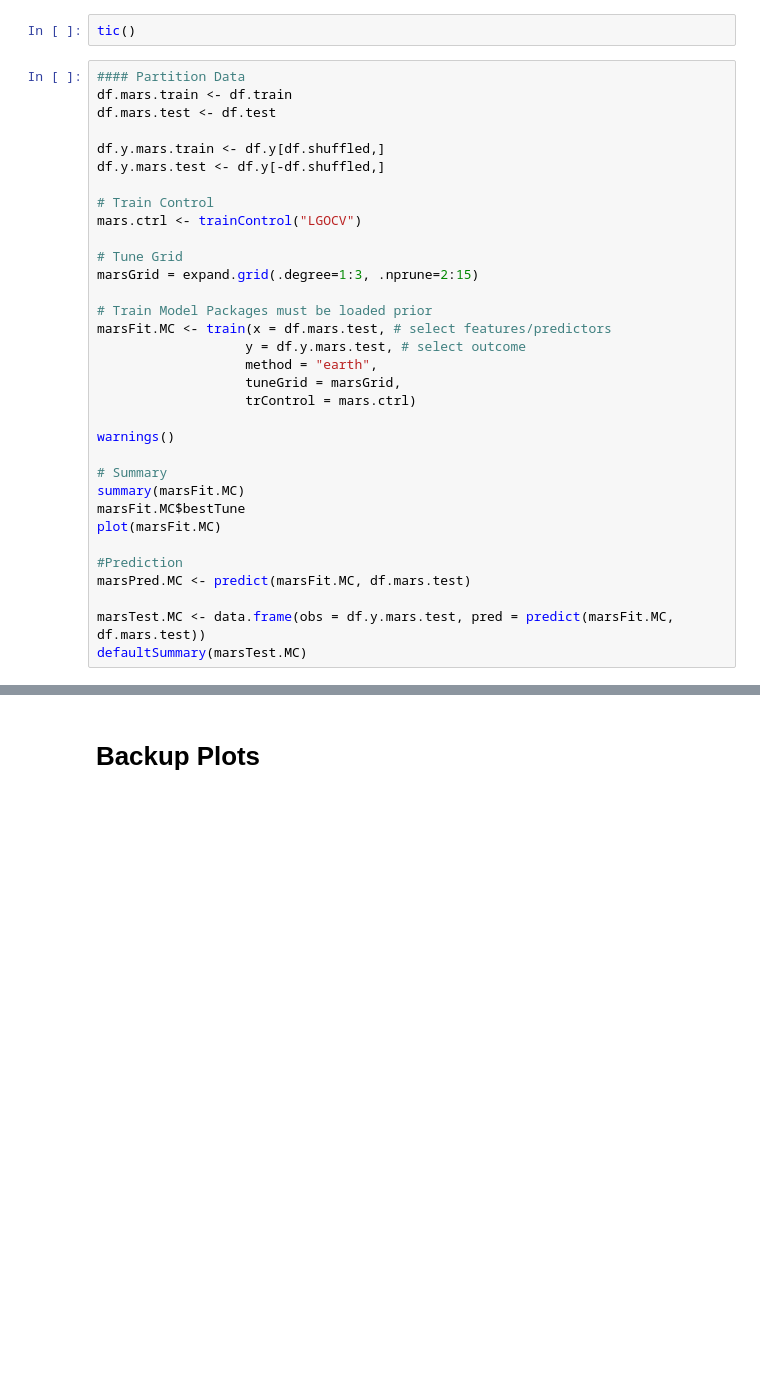
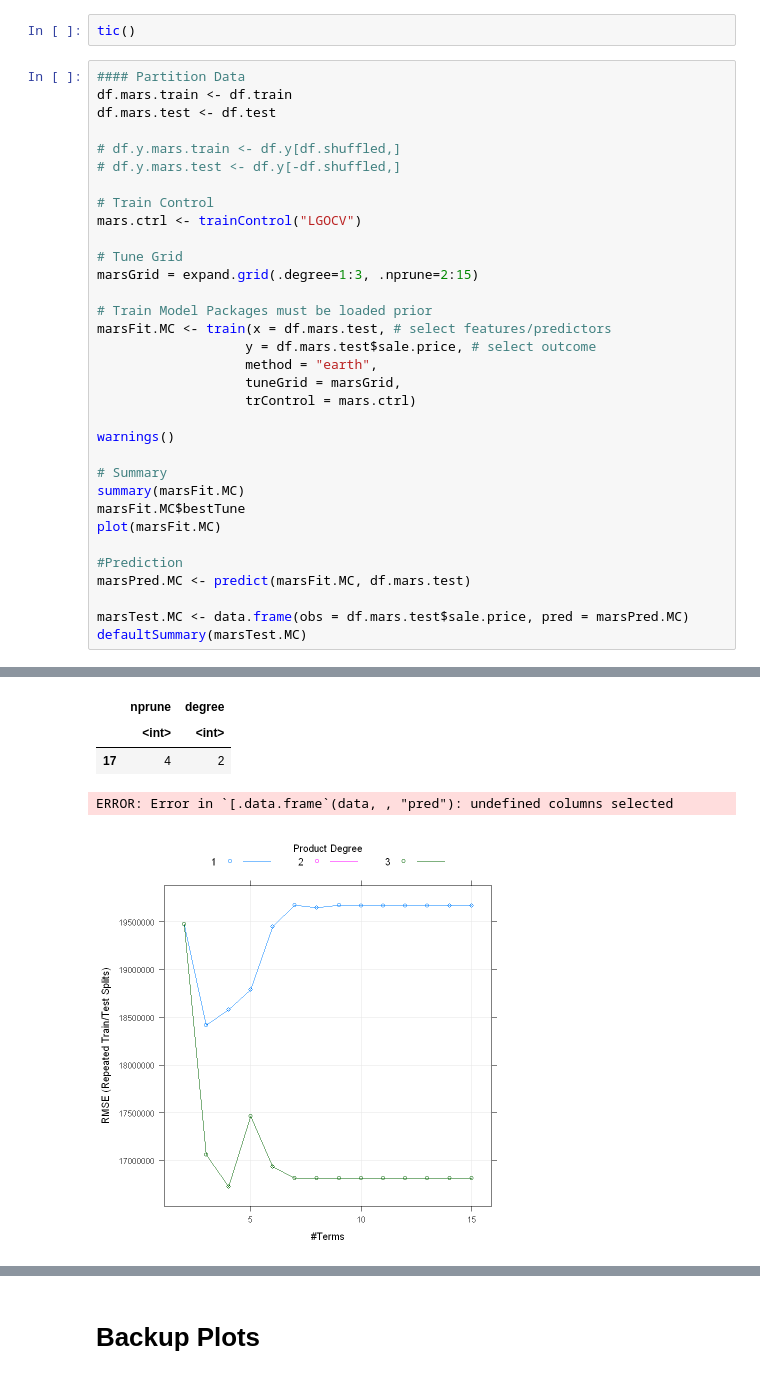
Before and after one commit to jvbaker95/OR-568-Project, a Jupyter notebook: OR-568_Project_Analysis.ipynb, the cells around one changed output, grey strips where cells are left out. Cells and saved outputs as stored; diff of their text form; blank space fills up the shorter version.

```diff
--- a/OR-568_Project_Analysis.ipynb
+++ b/OR-568_Project_Analysis.ipynb
@@ -941,8 +941,8 @@ tic()
 df.mars.train <- df.train
 df.mars.test <- df.test
 
-df.y.mars.train <- df.y[df.shuffled,]
-df.y.mars.test <- df.y[-df.shuffled,]
+# df.y.mars.train <- df.y[df.shuffled,]
+# df.y.mars.test <- df.y[-df.shuffled,]
 
 # Train Control
 mars.ctrl <- trainControl("LGOCV")
@@ -952,7 +952,7 @@ marsGrid = expand.grid(.degree=1:3, .nprune=2:15)
 
 # Train Model Packages must be loaded prior
 marsFit.MC <- train(x = df.mars.test, # select features/predictors
-                   y = df.y.mars.test, # select outcome
+                   y = df.mars.test$sale.price, # select outcome
                    method = "earth",
                    tuneGrid = marsGrid,
                    trControl = mars.ctrl)
@@ -967,5 +967,6 @@ plot(marsFit.MC)
 #Prediction
 marsPred.MC <- predict(marsFit.MC, df.mars.test)
 
-marsTest.MC <- data.frame(obs = df.y.mars.test, pred = predict(marsFit.MC, df.mars.test))
+marsTest.MC <- data.frame(obs = df.mars.test$sale.price, pred = marsPred.MC)
 defaultSummary(marsTest.MC)
+# %% [output]
@@ -971,0 +990,5 @@ defaultSummary(marsTest.MC)
+|  | nprune | degree |
+|  | <int> | <int> |
+| 17 | 4 | 2 |
+ERROR: Error in `[.data.frame`(data, , "pred"): undefined columns selected
+[figure, added]
```
Also changed, not shown: parts of 9 cells of this notebook.
